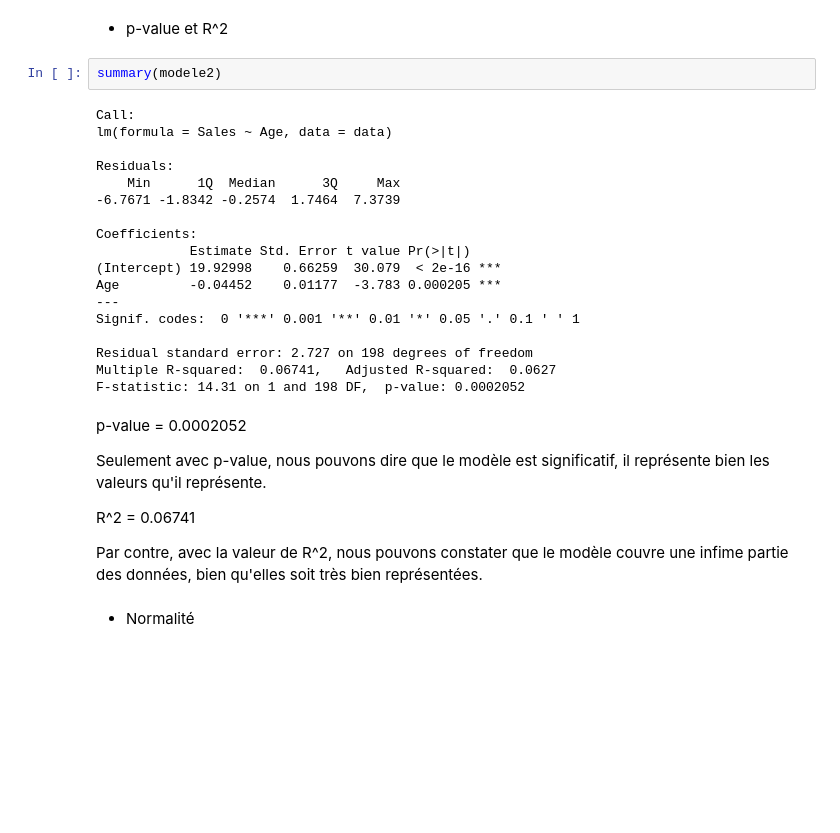
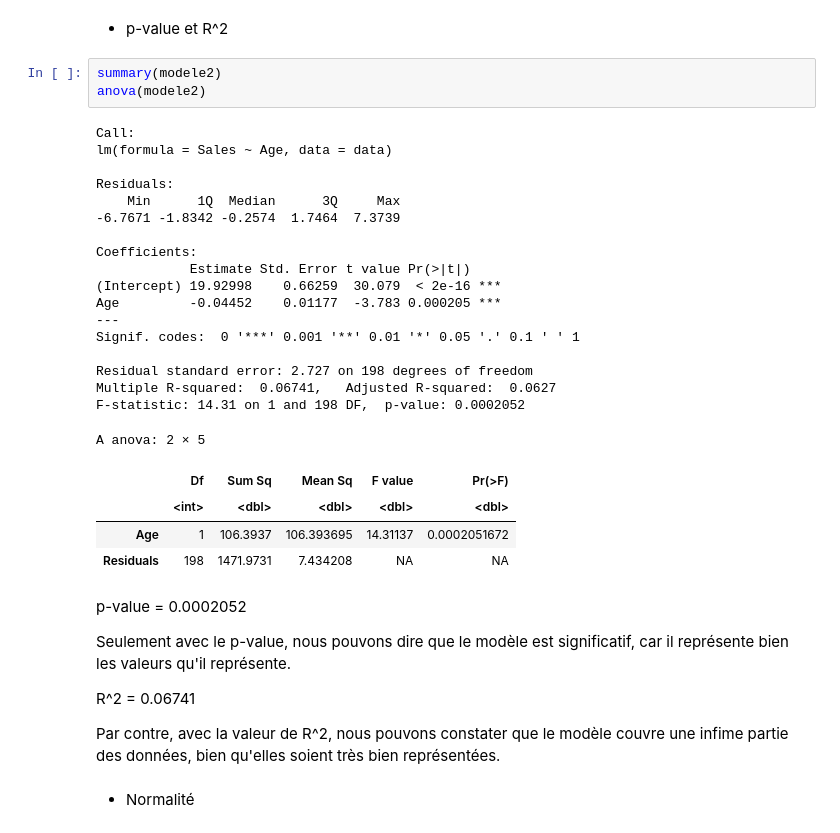
Before and after one commit to Sami-Jouamaa/Devoir-ProbaStats, a Jupyter notebook: Devoir.ipynb, the cells around one changed output. Cells and saved outputs as stored; diff of their text form; blank space fills up the shorter version.

```diff
--- a/Devoir.ipynb
+++ b/Devoir.ipynb
@@ -342,32 +357,38 @@ b) Signification du modèle
 - p-value et R^2
 # %%
 summary(modele2)
+anova(modele2)
 # %% [output]
 Call:
 lm(formula = Sales ~ Age, data = data)
 
 Residuals:
     Min      1Q  Median      3Q     Max
 -6.7671 -1.8342 -0.2574  1.7464  7.3739
 
 Coefficients:
             Estimate Std. Error t value Pr(>|t|)
 (Intercept) 19.92998    0.66259  30.079  < 2e-16 ***
 Age         -0.04452    0.01177  -3.783 0.000205 ***
 ---
 Signif. codes:  0 '***' 0.001 '**' 0.01 '*' 0.05 '.' 0.1 ' ' 1
 
 Residual standard error: 2.727 on 198 degrees of freedom
 Multiple R-squared:  0.06741,   Adjusted R-squared:  0.0627
 F-statistic: 14.31 on 1 and 198 DF,  p-value: 0.0002052
+A anova: 2 × 5
+|  | Df | Sum Sq | Mean Sq | F value | Pr(>F) |
+|  | <int> | <dbl> | <dbl> | <dbl> | <dbl> |
+| Age | 1 | 106.3937 | 106.393695 | 14.31137 | 0.0002051672 |
+| Residuals | 198 | 1471.9731 | 7.434208 | NA | NA |
 # %% [markdown]
 p-value = 0.0002052
 
-Seulement avec p-value, nous pouvons dire que le modèle est significatif, il représente bien les valeurs qu'il représente.
+Seulement avec le p-value, nous pouvons dire que le modèle est significatif, car il représente bien les valeurs qu'il représente.
 
 R^2 = 0.06741
 
-Par contre, avec la valeur de R^2, nous pouvons constater que le modèle couvre une infime partie des données, bien qu'elles soit très bien représentées.
+Par contre, avec la valeur de R^2, nous pouvons constater que le modèle couvre une infime partie des données, bien qu'elles soient très bien représentées.
 # %% [markdown]
 - Normalité
 # %%
```
Also changed, not shown: parts of 41 cells of this notebook.
